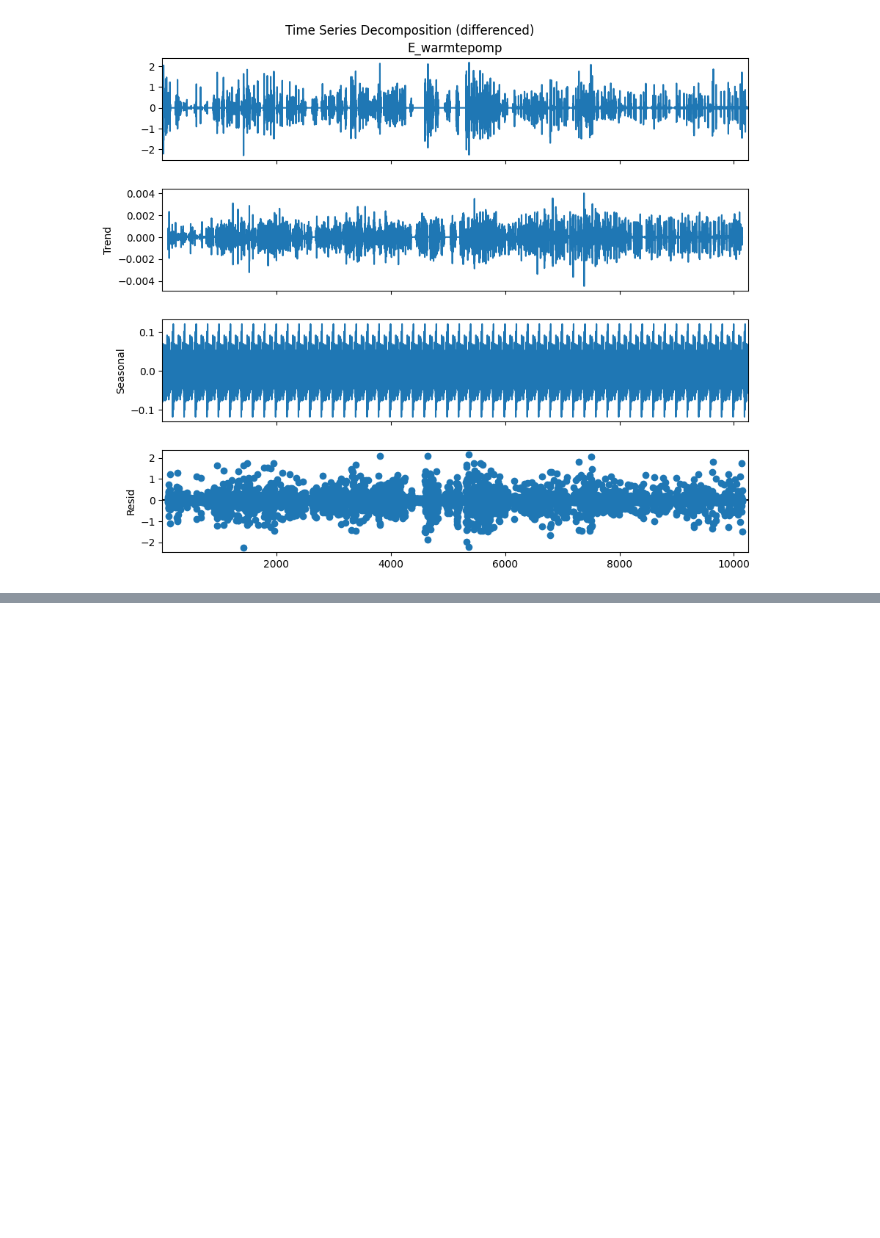
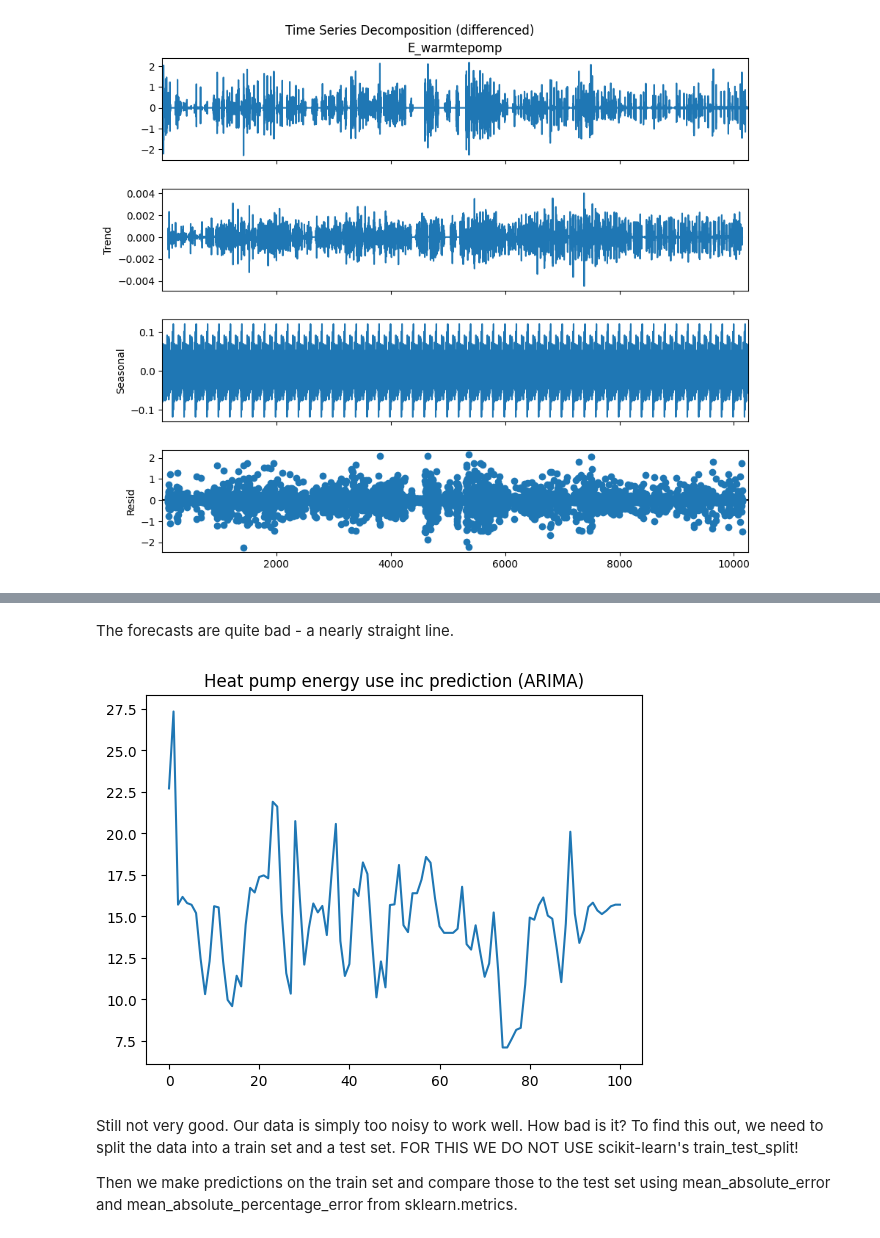
Before and after one commit to mcdejonge/lesson-timeseries, a Jupyter notebook: workshop-timeseries.ipynb, the cells around one changed output, grey strips where cells are left out. Cells and saved outputs as stored; diff of their text form; code cells hidden in the pictures; blank space fills up the shorter version.

```diff
--- a/workshop-timeseries.ipynb
+++ b/workshop-timeseries.ipynb
@@ -219,0 +285,22 @@ Try differencing the entire data set. Does this remove the trend? And does this
+# %% [markdown]
+The forecasts are quite bad - a nearly straight line.
+# %%
+# Play around with these parameters until you get a reasonable looking result.
+num_previous_terms = 4 # Commonly called p
+differencing_order = 3 # Now set it to 1 - or even higher to get rid of higher order trends and seasonality
+num_terms_moving_average = 2 # Commonly called q
+
+model_arima = tsa.ARIMA(df_sum_sel['E_warmtepomp'], order=(num_previous_terms, differencing_order, num_terms_moving_average), enforce_invertibility=False)
+
+fitted_model_arima = model_arima.fit()
+
+data_inc_forecasts = pd.concat([df_sum_sel['E_warmtepomp'], fitted_model_arima.forecast(num_values_to_forecast)])
+data_inc_forecasts.plot()
+plt.title('Heat pump energy use inc prediction (ARIMA)')
+plt.show()
+# %% [output]
+[figure, added]
+# %% [markdown]
+Still not very good. Our data is simply too noisy to work well. How bad is it? To find this out, we need to split the data into a train set and a test set. FOR THIS WE DO NOT USE scikit-learn's train_test_split!
+
+Then we make predictions on the train set and compare those to the test set using mean_absolute_error and mean_absolute_percentage_error from sklearn.metrics.
```
Also changed, not shown: parts of 12 cells of this notebook.
